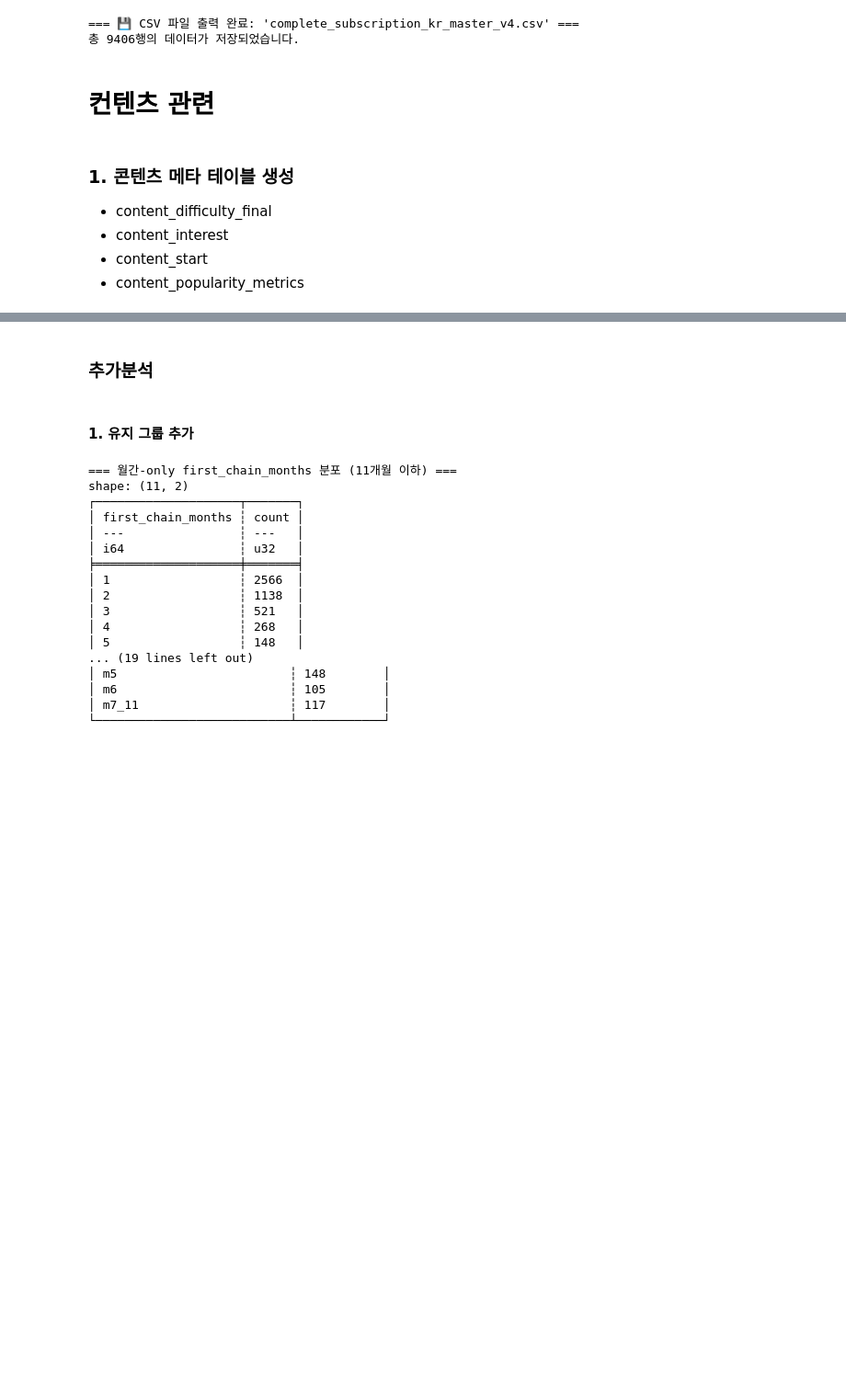
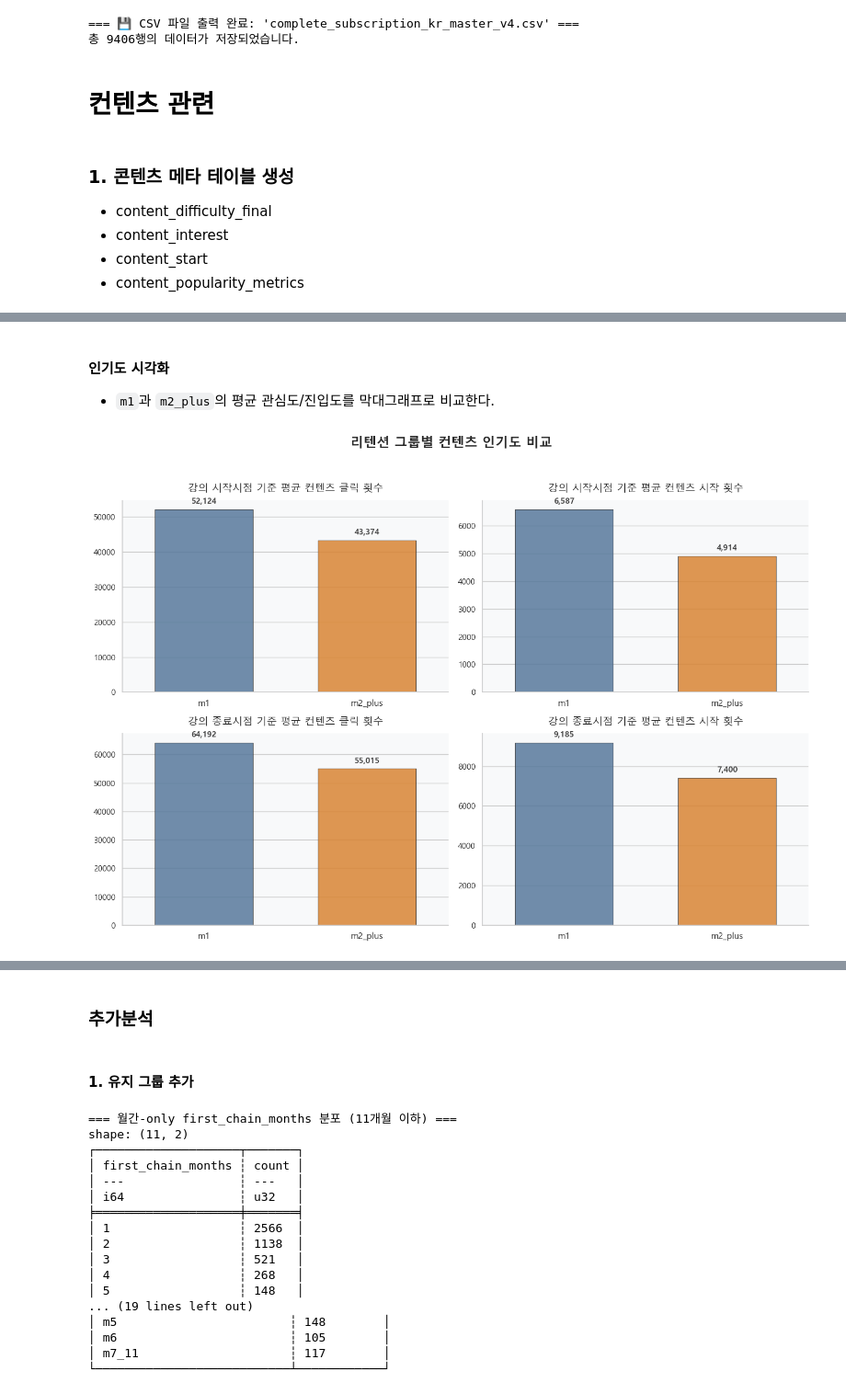
Before and after one commit to tecet1/midproject1, a Jupyter notebook: EDA/topic2_eda_modified.ipynb, the cells around one changed output, grey strips where cells are left out. Shown at 92% size. Saved outputs shown, nothing was run; the diff lists cells and outputs as text; code cells hidden in the pictures; blank space fills up the shorter version.

```diff
--- a/EDA/topic2_eda_modified.ipynb
+++ b/EDA/topic2_eda_modified.ipynb
@@ -4974,0 +3832,79 @@ print(end_beg_posthoc)
+# %% [markdown]
+#### 인기도 시각화
+- `m1`과 `m2_plus`의 평균 관심도/진입도를 막대그래프로 비교한다.
+# %%
+import pandas as pd
+import matplotlib.pyplot as plt
+import seaborn as sns
+from matplotlib import font_manager
+
+sns.set_theme(style="whitegrid", rc={"axes.facecolor": "#F8F9FA"})
+
+available_fonts = {font.name for font in font_manager.fontManager.ttflist}
+
+if "Malgun Gothic" in available_fonts:
+    plt.rc("font", family="Malgun Gothic")
+elif "AppleGothic" in available_fonts:
+    plt.rc("font", family="AppleGothic")
+elif "NanumGothic" in available_fonts:
+    plt.rc("font", family="NanumGothic")
+
+plt.rcParams["axes.unicode_minus"] = False
+
+group_order = ["m1", "m2_plus"]
+group_palette = {"m1": "#4C78A8", "m2_plus": "#F58518"}
+
+start_pop_viz_df = renewal_binary_start_popularity_summary.to_pandas().copy()
+end_pop_viz_df = renewal_binary_end_popularity_summary.to_pandas().copy()
+
+start_pop_viz_df["retention_binary_grp"] = pd.Categorical(
+    start_pop_viz_df["retention_binary_grp"], categories=group_order, ordered=True
+)
+end_pop_viz_df["retention_binary_grp"] = pd.Categorical(
+    end_pop_viz_df["retention_binary_grp"], categories=group_order, ordered=True
+)
+
+fig, axes = plt.subplots(2, 2, figsize=(14, 10), dpi=100)
+
+fig.suptitle("리텐션 그룹별 컨텐츠 인기도 비교", fontsize=18, fontweight="bold", y=0.98)
+
+plot_specs = [
+    (axes[0, 0], start_pop_viz_df, "mean_user_interest_start", "강의 시작시점 기준 평균 컨텐츠 클릭 횟수"),
+    (axes[0, 1], start_pop_viz_df, "mean_user_startcount_start", "강의 시작시점 기준 평균 컨텐츠 시작 횟수"),
+    (axes[1, 0], end_pop_viz_df, "mean_user_interest_end", "강의 종료시점 기준 평균 컨텐츠 클릭 횟수"),
+    (axes[1, 1], end_pop_viz_df, "mean_user_startcount_end", "강의 종료시점 기준 평균 컨텐츠 시작 횟수"),
+]
+
+for ax, df_plot, value_col, title in plot_specs:
+    sns.barplot(
+        data=df_plot,
+        x="retention_binary_grp",
+        y=value_col,
+        order=group_order,
+        palette=group_palette,
+        hue="retention_binary_grp",
+        legend=False,
+        dodge=False,         # 불필요한 여백(자리 비워두기) 제거
+        width=0.6,           # 막대의 두께 조절 (1에 가까울수록 간격이 좁아짐)
+        alpha=0.85,
+        edgecolor="#333333",
+        linewidth=0.8,
+        ax=ax,
+    )
+
+    ax.set_title(title, fontsize=14, pad=12, fontweight="medium")
+
+    ax.set_xlabel("")
+    ax.set_ylabel("")
+
+    ax.tick_params(axis='x', labelsize=12)
+
+    for container in ax.containers:
+        ax.bar_label(container, fmt="{:,.0f}", padding=5, fontsize=11, fontweight="bold", color="#444444")
+
+    sns.despine(ax=ax)
+
+plt.tight_layout(rect=[0, 0, 1, 0.95])
+plt.show()
+# %% [output]
+[figure, added]
```
Also changed, not shown: parts of 102 cells of this notebook, 4 other files.
